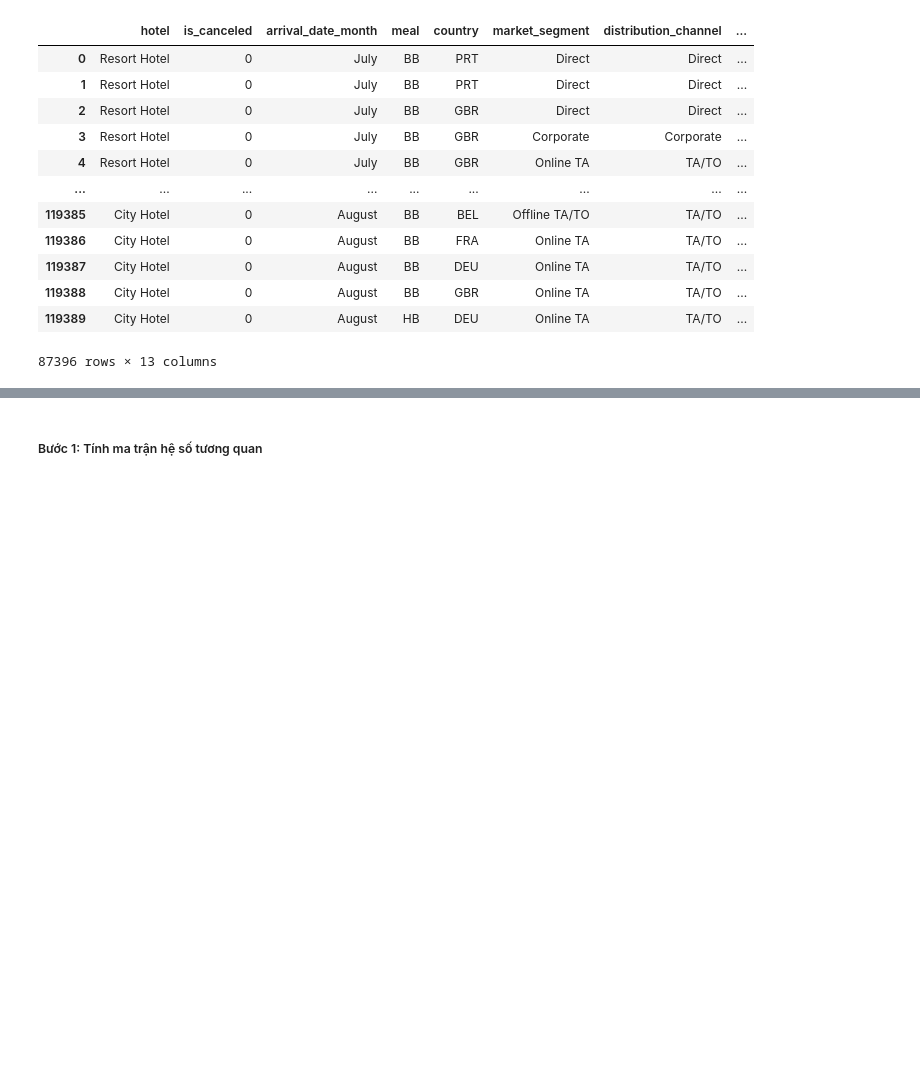
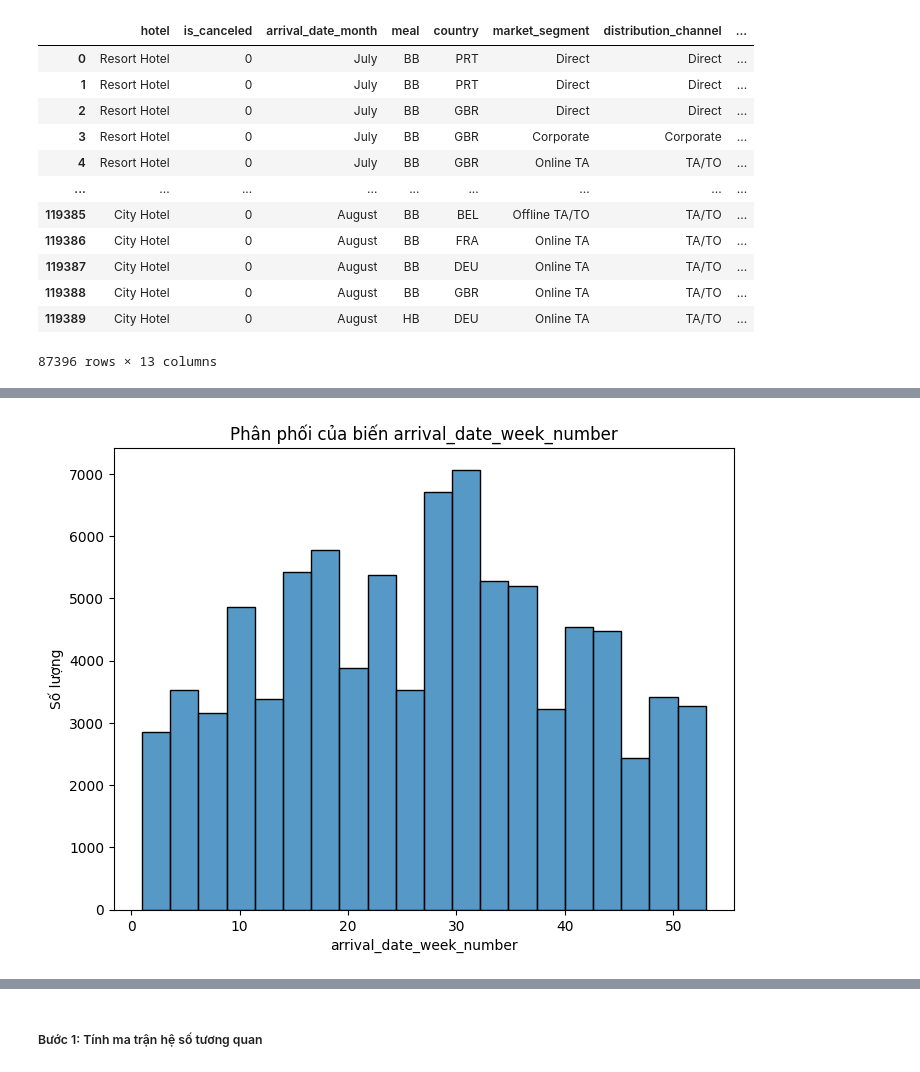
Before and after one commit to nmgbao2505/Lab_Data_Visualization, a Jupyter notebook: Final Project/21127221_21127583_21127739.ipynb, the cells around one changed output, grey strips where cells are left out. Saved outputs shown, nothing was run; the diff lists cells and outputs as text; code cells hidden in the pictures; blank space fills up the shorter version.

```diff
--- a/Final Project/21127221_21127583_21127739.ipynb
+++ b/Final Project/21127221_21127583_21127739.ipynb
@@ -494,0 +482,10 @@ cat_col_df
+# %%
+plt.figure(figsize=(8, 6))
+sns.histplot(data=data['arrival_date_week_number'], bins=20, edgecolor='black')
+
+plt.title('Phân phối của biến arrival_date_week_number')
+plt.xlabel('arrival_date_week_number')
+plt.ylabel('Số lượng')
+plt.show()
+# %% [output]
+[figure, added]
```
Also changed, not shown: parts of 109 cells of this notebook.
